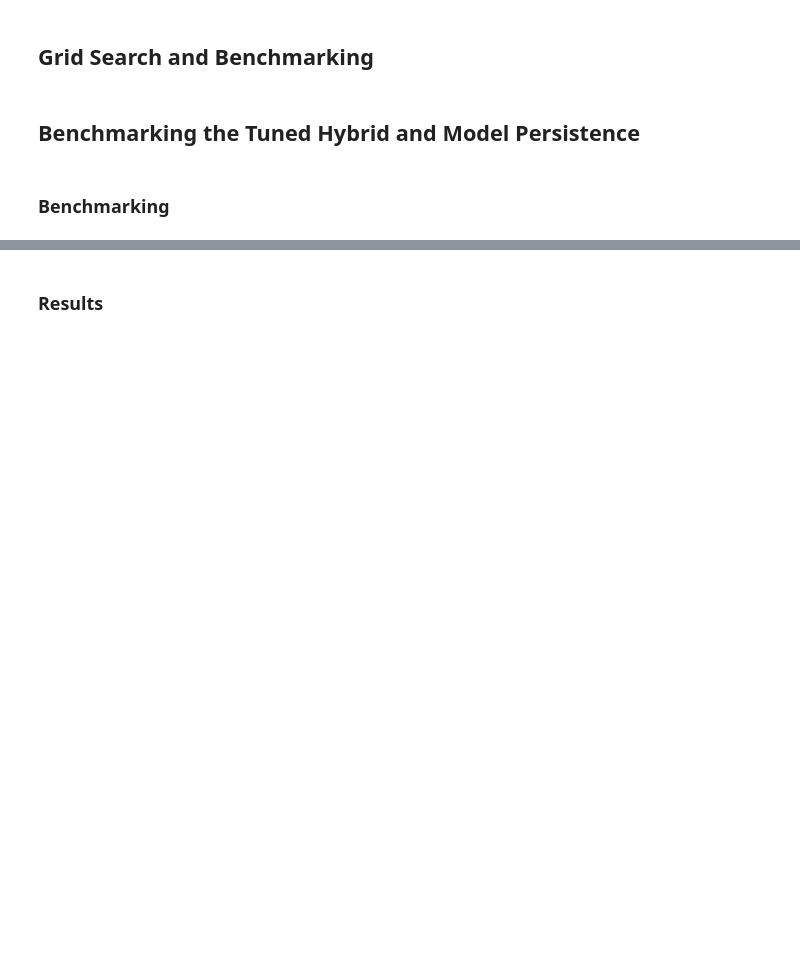
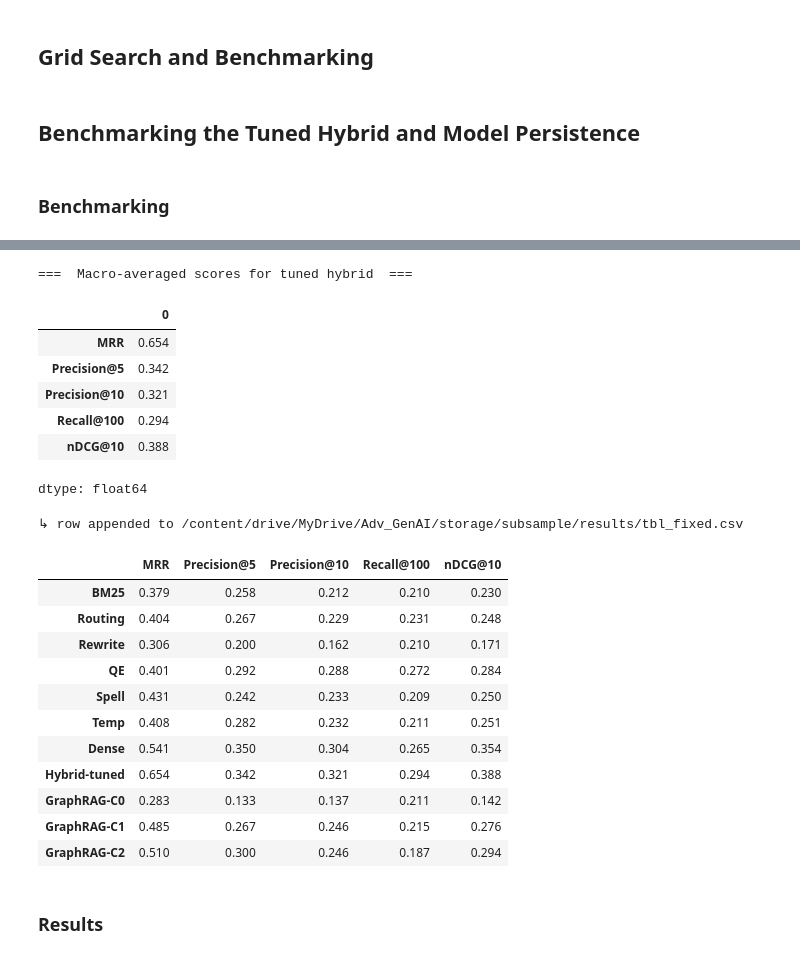
Before and after one commit to Trista1208/advanced_genAI, a Jupyter notebook: baseline_setup.ipynb, the cells around one changed output, grey strips where cells are left out. Saved outputs shown, nothing was run; the diff lists cells and outputs as text; code cells hidden in the pictures; blank space fills up the shorter version.

```diff
--- a/baseline_setup.ipynb
+++ b/baseline_setup.ipynb
@@ -4369,12 +4408,12 @@ To guarantee cross-platform consistency, all file and directory paths are organi
 # 10 . 2  PATH REGISTRY
 #     Change ROOT_DRIVE once – everything else updates automatically.
 # ══════════════════════════════════════════════════════════════
-ROOT_DRIVE = pathlib.Path("/content/drive/MyDrive/AdvGenAI").resolve()
+ROOT_DRIVE = pathlib.Path("/content/drive/MyDrive/Adv_GenAI").resolve()
 
 # artefacts created in earlier notebook sections
 PATH_BM25_PICKLE = ROOT_DRIVE / "storage/subsample/retrieval_downstream/bm25_fixed_qe.pkl"
 PATH_DENSE_LOADER= ROOT_DRIVE / "storage/subsample/vectordb_dense/load_dense_fixed.py"
-PATH_GRAG_LOADER = ROOT_DRIVE / "storage/subsample/retrival_graph/load_graphrag.py"
+PATH_GRAG_LOADER = ROOT_DRIVE / "storage/subsample/retrieval_graph/load_graphrag.py"
 
 # where we will cache *deduplicated* hybrid candidate lists
 CANDIDATE_CACHE  = ROOT_DRIVE / "storage/subsample/hybrid/candidates"
@@ -4636,14 +4680,14 @@ class HybridRetriever:
 # %%
 def build_run(retriever, questions, top_k=100):
     run = defaultdict(dict)
-    for q in tqdm(questions, desc="hybrid-search", leave=False):
+    for q in tqdm.tqdm(questions, desc="hybrid-search", leave=False):
         qid = str(q["id"])
         for d in retriever.search(q["question"], top_k=top_k):
             did = _uid(d)
             run[qid][did] = float(d.metadata["hybrid_score"])
     return run
 
-def grid_search(weights_step=0.1, metric="recip_rank",
+def grid_search(qrels, weights_step=0.1, metric="recip_rank",
                 strategy="sum", k_each=100, k_final=100):
     """Exhaustive grid over α,β,γ ∈ [0..1] (sum ≤1)."""
     grid = [(a, b, 1-a-b)
@@ -4657,7 +4701,7 @@ def grid_search(weights_step=0.1, metric="recip_rank",
                                  strategy=strategy, top_k_each=k_each)
         run   = build_run(hybrid, QUESTIONS, top_k=k_final)
         m     = pytrec_eval.RelevanceEvaluator(
-                    QRELS, {metric}).evaluate(run)
+                    qrels, {metric}).evaluate(run)
         score = np.mean([v[metric] for v in m.values()])
         results.append((wb, wd, wg, score))
         if best is None or score > best[-1]:
@@ -4668,7 +4712,7 @@ def grid_search(weights_step=0.1, metric="recip_rank",
     return results, best
 # %%
 # Evaluate SUM · ZSUM (with weight search) and RRF in one go
-def evaluate_all_strategies(step=0.1,
+def evaluate_all_strategies(qrels, step=0.1,
                             primary_metric="recip_rank",
                             save_table=False):
     """
@@ -4683,10 +4727,10 @@ def evaluate_all_strategies(step=0.1,
     # ------------------------------------------------------------
     # helper to run once a HybridRetriever and collect metrics
     # ------------------------------------------------------------
-    def _run(hr, label):
+    def _run(hr, qrels_local, label):
         run = build_run(hr, QUESTIONS, top_k=100)
         ev  = pytrec_eval.RelevanceEvaluator(
-                  QRELS, {primary_metric}).evaluate(run)
+                  qrels_local, {primary_metric}).evaluate(run)
         score = np.mean([v[primary_metric] for v in ev.values()])
         records.append({"strategy": label,
                         "weights" : getattr(hr, "weights", None),
@@ -4694,29 +4738,29 @@ def evaluate_all_strategies(step=0.1,
         return score
 
     # ---------- (A)  SUM  ------------------------------------------------
-    _, (wb, wd, wg, _) = grid_search(weights_step=step,
+    _, (wb, wd, wg, _) = grid_search(qrels, weights_step=step,
                                      metric=primary_metric,
                                      strategy="sum")
     HR_sum = HybridRetriever(bm25_fixed_qe, dense_fixed, graph_rag,
                              w_bm25=wb, w_dense=wd, w_grag=wg,
                              strategy="sum")
-    sc = _run(HR_sum, "sum")
+    sc = _run(HR_sum, qrels, "sum")
     if sc > best_score: best_score, best_retriever = sc, HR_sum
 
     # ---------- (B)  Z-SCORE-SUM  ---------------------------------------
-    _, (wb, wd, wg, _) = grid_search(weights_step=step,
+    _, (wb, wd, wg, _) = grid_search(qrels, weights_step=step,
                                      metric=primary_metric,
                                      strategy="zsum")
     HR_zsum = HybridRetriever(bm25_fixed_qe, dense_fixed, graph_rag,
                               w_bm25=wb, w_dense=wd, w_grag=wg,
                               strategy="zsum")
-    sc = _run(HR_zsum, "zsum")
+    sc = _run(HR_zsum, qrels, "zsum")
     if sc > best_score: best_score, best_retriever = sc, HR_zsum
 
     # ---------- (C)  RRF  ------------------------------------------------
     HR_rrf = HybridRetriever(bm25_fixed_qe, dense_fixed, graph_rag,
                              strategy="rrf")       # weights not used
-    sc = _run(HR_rrf, "rrf")
+    sc = _run(HR_rrf, qrels, "rrf")
     if sc > best_score: best_score, best_retriever = sc, HR_rrf
 
     # ---------- (D)  assemble results -----------------------------------
@@ -4741,5 +4785,5 @@ def evaluate_all_strategies(step=0.1,
 ### Benchmarking
 # %%
 # Optimise for MRR (earliest correct hit)
-table, hybrid_best = evaluate_all_strategies(step=0.1,
+table, hybrid_best = evaluate_all_strategies(QRELS["fixed"], step=0.1,
                                              primary_metric="recip_rank")
@@ -4769,7 +4828,7 @@ QRELS = load_qrels(BENCH_ROOT / "score/fixed_size")
 # 1)  build run-file using *hybrid_best*
 def build_run(retriever, top_k=100):
     run = defaultdict(dict)
-    for q in tqdm(QUESTIONS, desc="hybrid-best search", leave=False):
+    for q in tqdm.tqdm(QUESTIONS, desc="hybrid-best search", leave=False):
         qid = str(q["id"])
         for d in retriever.search(q["question"], top_k=top_k):
             did  = d.metadata.get("chunk_id") or d.metadata.get("record_id")
@@ -4777,34 +4836,56 @@ def build_run(retriever, top_k=100):
     return run
 
 run_hybrid = build_run(hybrid_best, top_k=100)
 
 # 2)  evaluate with pytrec_eval
 METRICS = {"P_5", "P_10", "recall_100", "recip_rank", "ndcg_cut_10"}
 LABELS  = {"P_5": "Precision@5", "P_10": "Precision@10",
            "recall_100": "Recall@100", "recip_rank": "MRR",
            "ndcg_cut_10": "nDCG@10"}
 
 evaluator   = pytrec_eval.RelevanceEvaluator(QRELS, METRICS)
 per_query   = evaluator.evaluate(run_hybrid)
 row_hybrid  = (pd.DataFrame(per_query).T.mean()
                .rename(LABELS).round(3))
 
 print("===  Macro-averaged scores for tuned hybrid  ===")
 display(row_hybrid)
 
 # 3) append to your master result table
 RESULT_DIR  = pathlib.Path("/content/drive/MyDrive/Adv_GenAI/storage/subsample/results")
 tbl_path    = RESULT_DIR / "tbl_fixed.csv"
 
 if tbl_path.exists():
     tbl_fixed = pd.read_csv(tbl_path, index_col=0)
 else:
     tbl_fixed = pd.DataFrame(columns=row_hybrid.index)
 
 tbl_fixed.loc["Hybrid-tuned"] = row_hybrid
-tbl_fixed.to_csv(tbl_path)
+# tbl_fixed.to_csv(tbl_path)
 print("↳ row appended to", tbl_path)
 display(tbl_fixed.round(3))
+# %% [output]
+===  Macro-averaged scores for tuned hybrid  ===
+|  | 0 |
+| MRR | 0.654 |
+| Precision@5 | 0.342 |
+| Precision@10 | 0.321 |
+| Recall@100 | 0.294 |
+| nDCG@10 | 0.388 |
+dtype: float64
+↳ row appended to /content/drive/MyDrive/Adv_GenAI/storage/subsample/results/tbl_fixed.csv
+|  | MRR | Precision@5 | Precision@10 | Recall@100 | nDCG@10 |
+| BM25 | 0.379 | 0.258 | 0.212 | 0.210 | 0.230 |
+| Routing | 0.404 | 0.267 | 0.229 | 0.231 | 0.248 |
+| Rewrite | 0.306 | 0.200 | 0.162 | 0.210 | 0.171 |
+| QE | 0.401 | 0.292 | 0.288 | 0.272 | 0.284 |
+| Spell | 0.431 | 0.242 | 0.233 | 0.209 | 0.250 |
+| Temp | 0.408 | 0.282 | 0.232 | 0.211 | 0.251 |
+| Dense | 0.541 | 0.350 | 0.304 | 0.265 | 0.354 |
+| Hybrid-tuned | 0.654 | 0.342 | 0.321 | 0.294 | 0.388 |
+| GraphRAG-C0 | 0.283 | 0.133 | 0.137 | 0.211 | 0.142 |
+| GraphRAG-C1 | 0.485 | 0.267 | 0.246 | 0.215 | 0.276 |
+| GraphRAG-C2 | 0.510 | 0.300 | 0.246 | 0.187 | 0.294 |
 # %% [markdown]
 ### Results
 # %%
```
Also changed, not shown: parts of 71 cells of this notebook.
